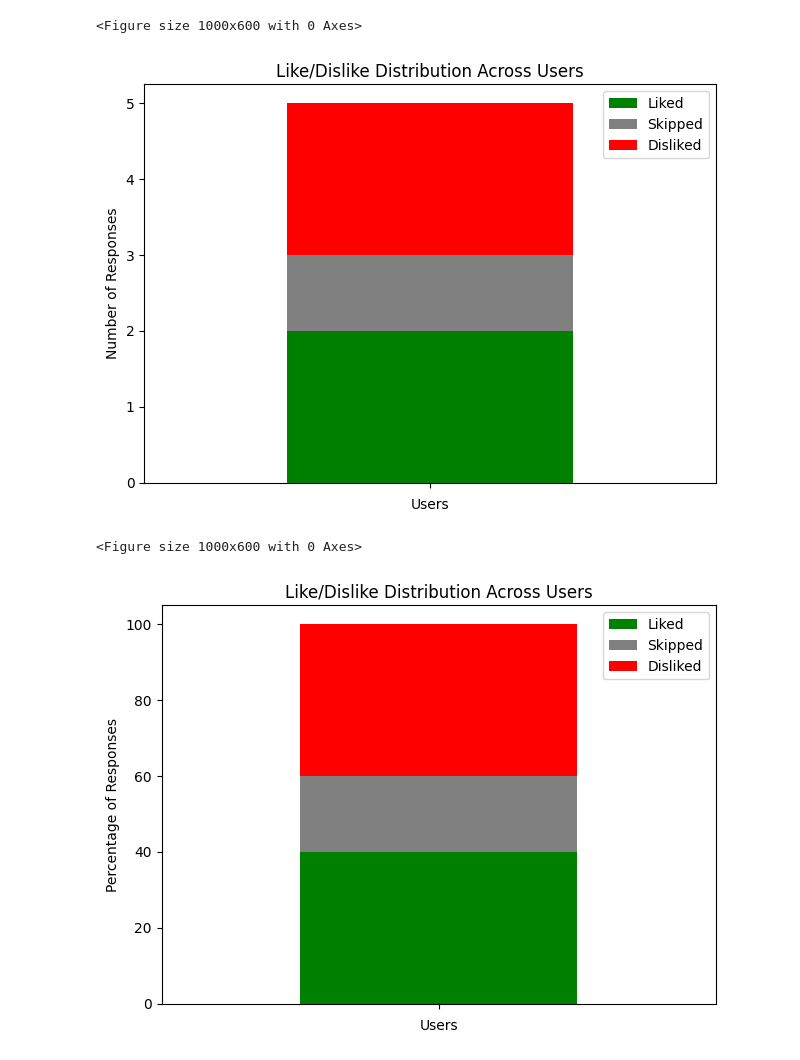
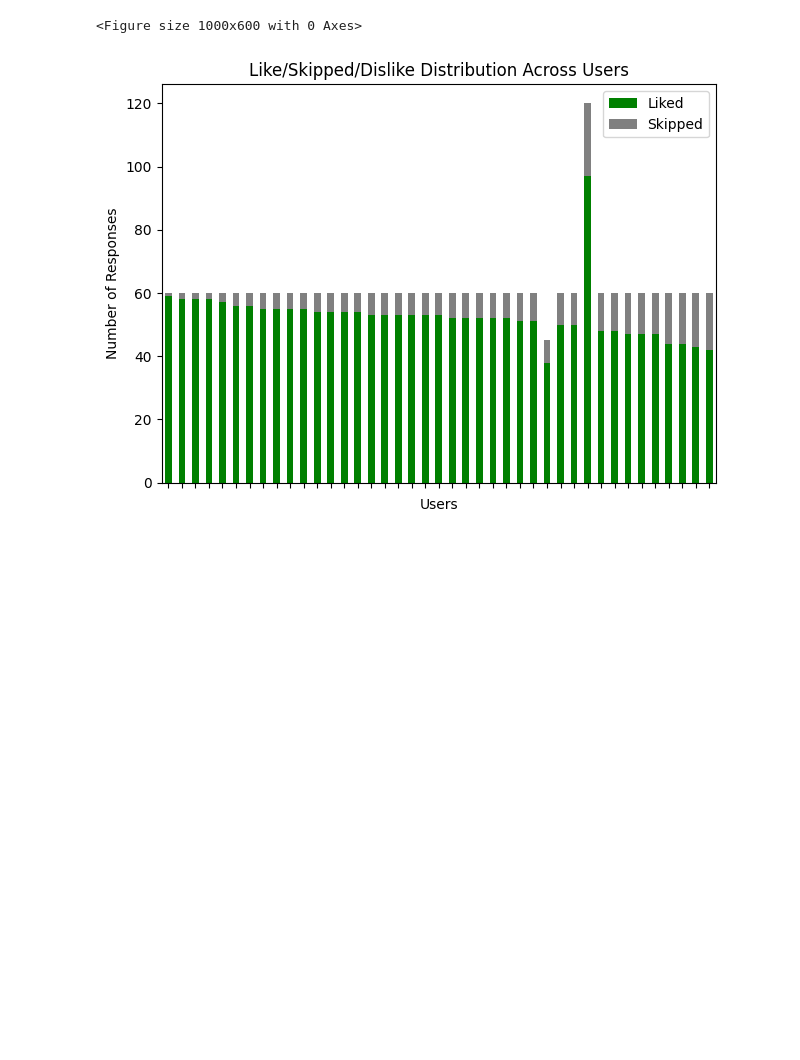
Before and after one commit to tomz197/course-recommender, a Jupyter notebook: notebooks/analysis/analyze_recommendation_feedback.ipynb, the cells around one changed output. Saved outputs shown, nothing was run; the diff lists cells and outputs as text; code cells hidden in the pictures; blank space fills up the shorter version.

```diff
--- a/notebooks/analysis/analyze_recommendation_feedback.ipynb
+++ b/notebooks/analysis/analyze_recommendation_feedback.ipynb
@@ -7,7 +7,7 @@ user_feedbacks = db.get_recommendation_feedbacks()
 # %%
 import matplotlib.pyplot as plt
 
-user_feedbacks = db.get_recommendation_feedbacks()
+user_feedbacks = db.get_bot_recommendation_feedbacks()
 
 # Count likes and dislikes and skips
 models = {}
@@ -46,7 +49,7 @@ for model in models:
 # %%
 import pandas as pd
 
-user_feedbacks = db.get_recommendation_feedbacks()
+user_feedbacks = db.get_bot_recommendation_feedbacks()
 
 
 # Convert feedback data to DataFrame format
@@ -59,44 +62,42 @@ for feedback in user_feedbacks:
 df = pd.DataFrame(feedback_data)
 
 # Group by user_id and count actions
 user_stats = df.groupby('user_id')['action'].value_counts().unstack(fill_value=0)
 
-# Ensure both True and False columns exist
-if True not in user_stats.columns:
-    user_stats[True] = 0
-if False not in user_stats.columns:
-    user_stats[False] = 0
-
 
 def plot_like_dislike_distribution(user_stats, relative=False):
     # Create stacked bar chart
     plt.figure(figsize=(10,6))
 
     if relative:
         # Convert to percentages
         plot_data = user_stats.div(user_stats.sum(axis=1), axis=0) * 100
         ylabel = 'Percentage of Responses'
     else:
         plot_data = user_stats
         ylabel = 'Number of Responses'
 
-    # Sort by percentage of likes (ascending)
-    like_percentages = user_stats[True] / user_stats.sum(axis=1)
-    plot_data = plot_data.iloc[like_percentages.argsort()]
+    # Sort by percentage of likes (descending)
+    like_percentages = user_stats["like"] / user_stats.sum(axis=1)
+    plot_data = plot_data.iloc[like_percentages.argsort()][::-1]
+
+    # sort plot_data like this: like, dislike, skip
+    if "skip" in plot_data.columns:
+        plot_data = plot_data[['like', 'skip', 'dislike']]
+    else:
+        plot_data = plot_data[['like', 'dislike']]
 
     plot_data.plot(kind='bar', stacked=True, color=['green', 'grey', 'red'])
-    plt.title('Like/Dislike Distribution Across Users')
+    plt.title('Like/Skipped/Dislike Distribution Across Users')
     plt.xlabel('Users')
     plt.ylabel(ylabel)
     plt.legend(['Liked', 'Skipped', 'Disliked'])
     plt.xticks(range(len(user_stats.index)), [''] * len(user_stats.index), rotation=0)
     plt.tight_layout()
     plt.show()
 
 plot_like_dislike_distribution(user_stats)
-plot_like_dislike_distribution(user_stats, relative=True)
+# plot_like_dislike_distribution(user_stats, relative=True)
 # %% [output]
 <Figure size 1000x600 with 0 Axes>
-[figure, old version]
+[figure, new version]
-<Figure size 1000x600 with 0 Axes>
-[figure, removed]
```
Also changed, not shown: parts of 2 cells of this notebook, 3 other files.
